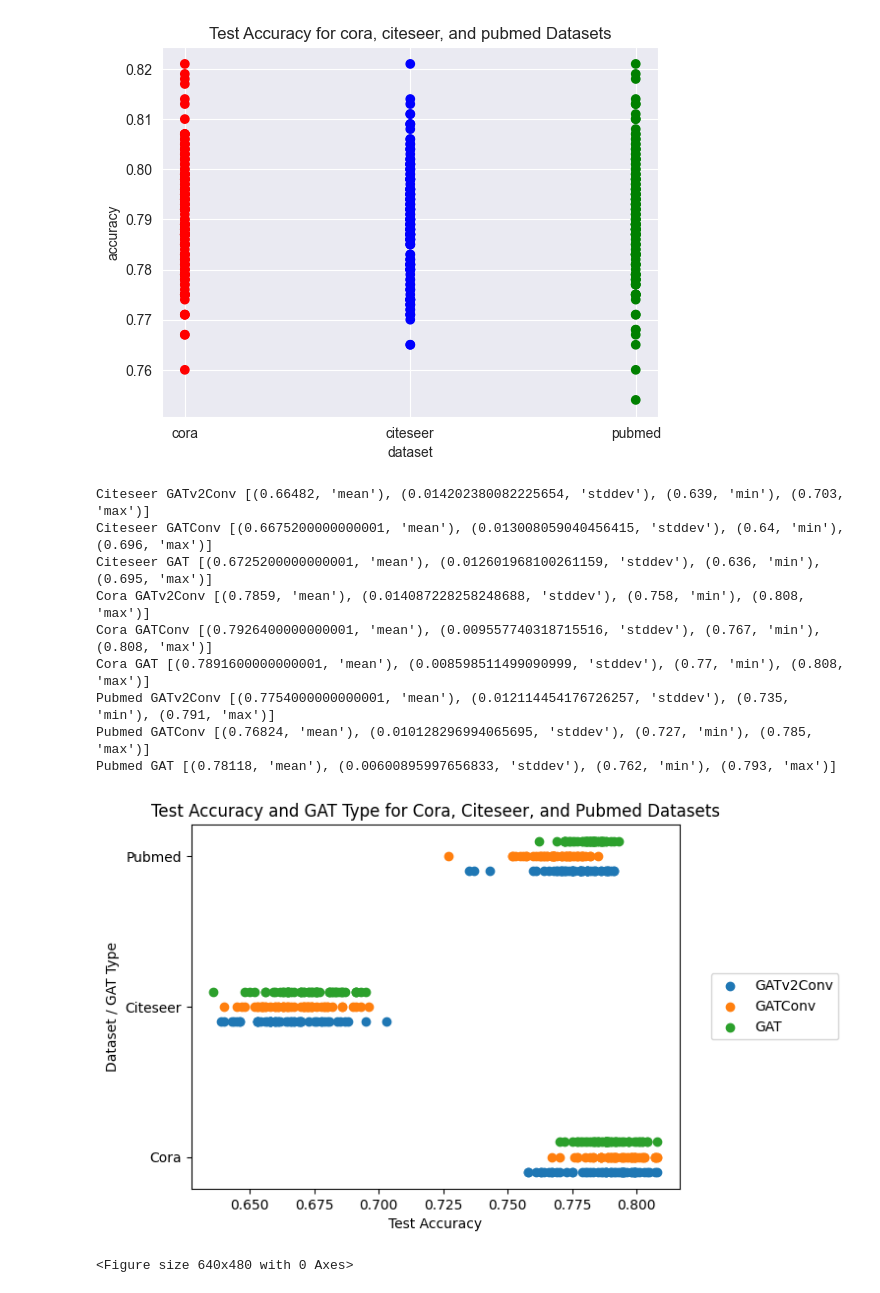
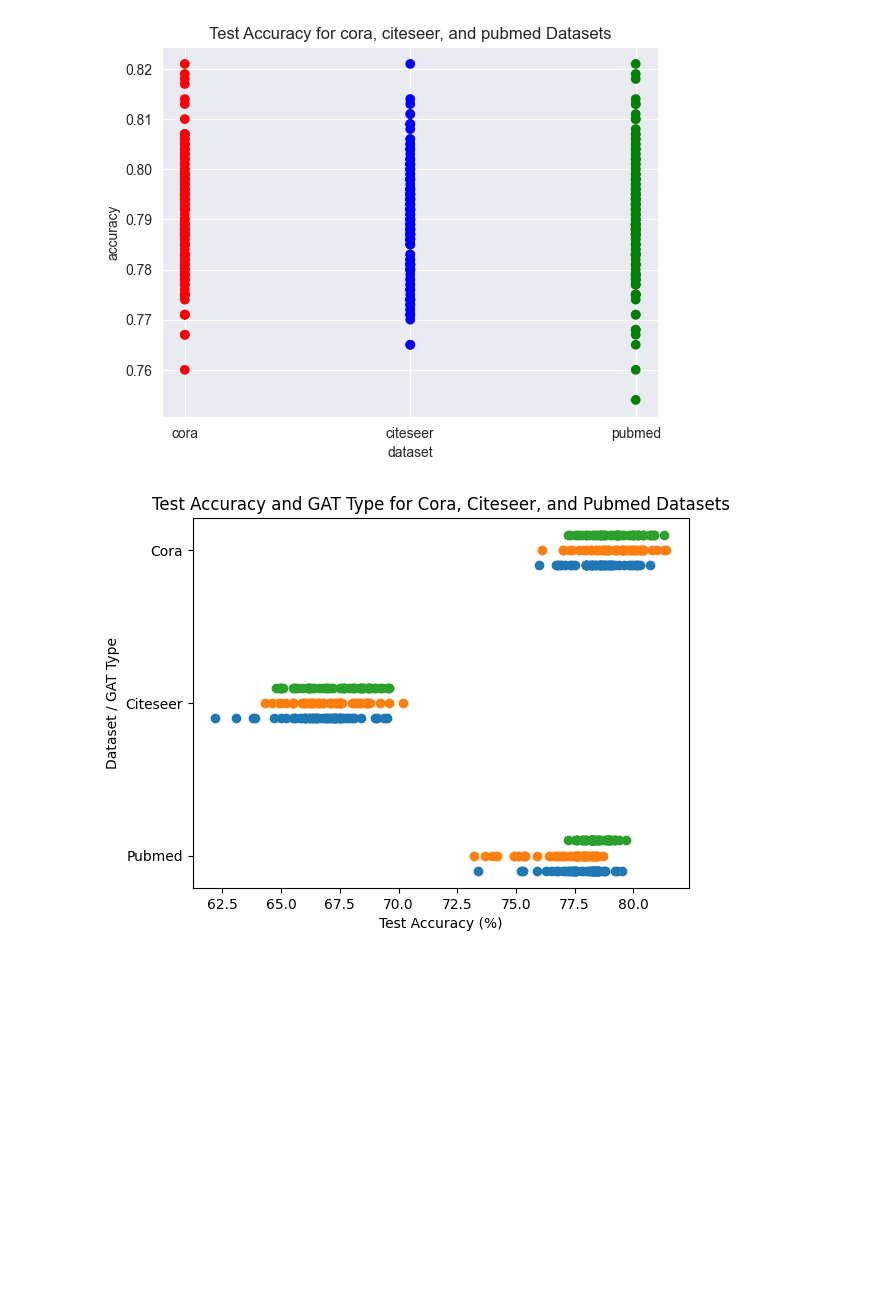
Before and after one commit to kushagrasoni/CS598_DLH_GAT_Implementation, a Jupyter notebook: benchmarks/graphing.ipynb, the cells around one changed output. Drawn from its saved outputs; the diff is of its cells as text; code cells hidden in the pictures; blank space fills up the shorter version.

Commit message:
* Benchmarking results * Remaining Pubmed * Some report section additions

```diff
--- a/benchmarks/graphing.ipynb
+++ b/benchmarks/graphing.ipynb
@@ -93,10 +93,10 @@ import matplotlib.pyplot as plt
 plt_colors = plt.rcParams['axes.prop_cycle'].by_key()['color']
 
 # Load the sample data from the CSV file into a pandas DataFrame
-df = pd.read_csv("Test_Accuracy_Results_All_Dataset_50.csv")
+df = pd.read_csv("Test_Accuracy_Results_All_Dataset_50_v02.csv")
 
 # Define numerical values for each dataset
-dataset_ids = {"Cora": 1, "Citeseer": 2, "Pubmed": 3}
+dataset_ids = {"Citeseer": 2, "Cora": 3, "Pubmed": 1}
 
 gat_colors = {"GATv2Conv": plt_colors[0], "GATConv": plt_colors[1], "GAT": plt_colors[2]}
 
@@ -110,51 +110,49 @@ for i, dataset in enumerate(df["dataset"].unique()):
         kwargs = {}
         if i == 0:
             kwargs['label'] = gat_type
-        print(dataset, gat_type, [(f(data["accuracy"]), name) for f, name in [(np.mean, "mean"), (np.std, "stddev"), (np.min, "min"), (np.max, "max")]])
-        plt.scatter(data["accuracy"], [dataset_ids[dataset] + gat_type_idx/10] * len(data), c=gat_colors[gat_type], **kwargs)
+        # print(dataset, gat_type, [(f(data["accuracy"]), name) for f, name in [(np.mean, "mean"), (np.std, "stddev"), (np.min, "min"), (np.max, "max")]])
+        plt.scatter(data["accuracy"] * 100, [dataset_ids[dataset] + gat_type_idx/10] * len(data),
+                    c=gat_colors[gat_type], **kwargs)
 
 # # Create a scatter plot of the test accuracy values, with each dataset and GAT type represented by a different color, marker, and y-value
 # for dataset in df["dataset"].unique():
 #     for gat_type in df[df["dataset"] == dataset]["gat_type"].unique():
 #         data = df[(df["dataset"] == dataset) & (df["gat_type"] == gat_type)]
 #         handle = plt.scatter(data["accuracy"], [dataset_ids[dataset] + 0.1] * len(data), c=gat_colors[gat_type],
 #                              marker=markers[gat_type], label=gat_type if (dataset == df["dataset"].unique()[0] and gat_type == df[df["dataset"] == dataset]["gat_type"].unique()[0]) else "")
 #         if handle.get_label() not in [h.get_label() for h in handles]:
 #             handles.append(handle)
 
 
 
 # Add y-ticks to show the dataset names and GAT types
 yticks = []
 yticklabels = []
 for dataset in df["dataset"].unique():
     yticks.append(dataset_ids[dataset] + 0.1)
     yticklabels.append(dataset)
 #     for gat_type in df[df["dataset"] == dataset]["gat_type"].unique():
 #         yticks.append(dataset_ids[dataset])
 #         yticklabels.append('')
 plt.yticks(yticks, yticklabels)
 
+# Create a list to hold the handles for the legend
+handles = []
 
 # Add a custom legend, title, and labels for the x- and y-axes
-plt.legend(loc='center left', bbox_to_anchor=(1.05, 0.5))
+# Add a custom legend, title, and labels for the x- and y-axes
+handles, labels = plt.gca().get_legend_handles_labels()
+order = [2, 1, 0]
+plt.legend([handles[idx] for idx in order], [labels[idx] for idx in order], loc='center left', bbox_to_anchor=(1.05, 0.5))
+
+# plt.legend(loc='center left', bbox_to_anchor=(1.05, 0.5))
 plt.title("Test Accuracy and GAT Type for Cora, Citeseer, and Pubmed Datasets")
-plt.xlabel("Test Accuracy")
+plt.xlabel("Test Accuracy (%)")
 plt.ylabel("Dataset / GAT Type")
 
 
 # Display the plot
 plt.show()
-plt.savefig('results.png')
+# plt.savefig('results.png')
 # %% [output]
-Citeseer GATv2Conv [(0.66482, 'mean'), (0.014202380082225654, 'stddev'), (0.639, 'min'), (0.703, 'max')]
-Citeseer GATConv [(0.6675200000000001, 'mean'), (0.013008059040456415, 'stddev'), (0.64, 'min'), (0.696, 'max')]
-Citeseer GAT [(0.6725200000000001, 'mean'), (0.012601968100261159, 'stddev'), (0.636, 'min'), (0.695, 'max')]
-Cora GATv2Conv [(0.7859, 'mean'), (0.014087228258248688, 'stddev'), (0.758, 'min'), (0.808, 'max')]
-Cora GATConv [(0.7926400000000001, 'mean'), (0.009557740318715516, 'stddev'), (0.767, 'min'), (0.808, 'max')]
-Cora GAT [(0.7891600000000001, 'mean'), (0.008598511499090999, 'stddev'), (0.77, 'min'), (0.808, 'max')]
-Pubmed GATv2Conv [(0.7754000000000001, 'mean'), (0.012114454176726257, 'stddev'), (0.735, 'min'), (0.791, 'max')]
-Pubmed GATConv [(0.76824, 'mean'), (0.010128296994065695, 'stddev'), (0.727, 'min'), (0.785, 'max')]
-Pubmed GAT [(0.78118, 'mean'), (0.00600895997656833, 'stddev'), (0.762, 'min'), (0.793, 'max')]
-[figure, old version]
+[figure, new version]
-<Figure size 640x480 with 0 Axes>
```
Also changed, not shown: 35 other files.
